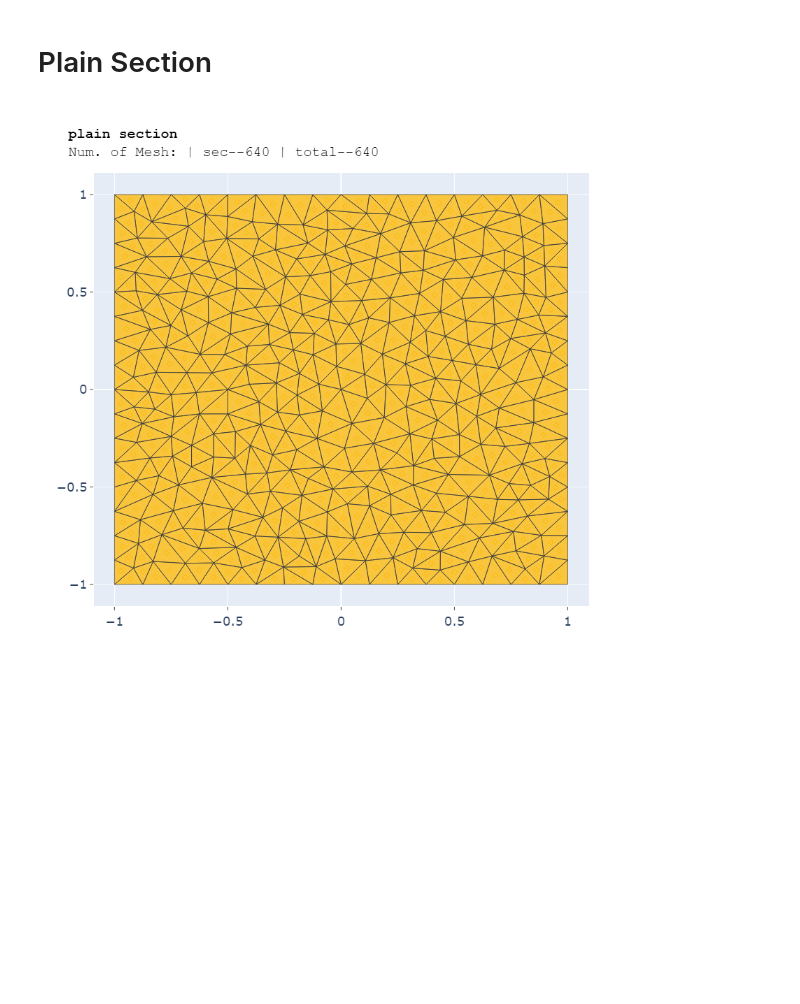
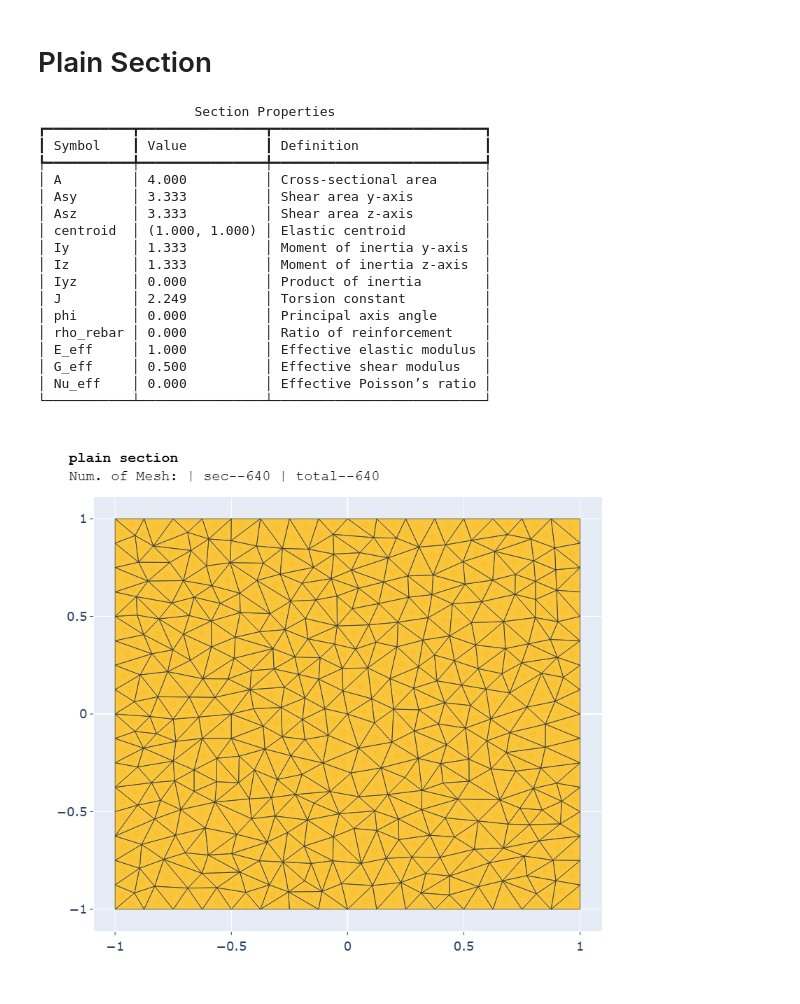
Before and after one commit to yexiang1992/opstool, a Jupyter notebook: doc/source/src/notebooks/demos_secmesh1.ipynb, the cells around one changed output. Saved outputs shown, nothing was run; the diff lists cells and outputs as text; code cells hidden in the pictures; blank space fills up the shorter version.

```diff
--- a/doc/source/src/notebooks/demos_secmesh1.ipynb
+++ b/doc/source/src/notebooks/demos_secmesh1.ipynb
@@ -6,13 +3,33 @@ from opstool.preprocessing.section import SecMesh, add_material, add_polygon, ad
 # %%
+import opstool as opst
+
 outlines = [[0, 0], [2, 0], [2, 2], [0, 2]]
-obj = add_polygon(outlines)
-sec = SecMesh(sec_name='plain section')
+obj = opst.add_polygon(outlines)
+sec = opst.SecMesh(sec_name='plain section')
 sec.assign_group(dict(sec=obj))
 sec.assign_mesh_size(dict(sec=0.1))
 sec.mesh()
-sec.get_sec_props(display_results=False, plot_centroids=False)
+sec_props = sec.get_sec_props(display_results=True, plot_centroids=False)
 sec.centring()
 # sec.rotate(45)
 sec.view(fill=True, engine='plotly', save_html=None, on_notebook=True)
 # %% [output]
+                    Section Properties
+┏━━━━━━━━━━━┳━━━━━━━━━━━━━━━━┳━━━━━━━━━━━━━━━━━━━━━━━━━━━┓
+┃ Symbol    ┃ Value          ┃ Definition                ┃
+┡━━━━━━━━━━━╇━━━━━━━━━━━━━━━━╇━━━━━━━━━━━━━━━━━━━━━━━━━━━┩
+│ A         │ 4.000          │ Cross-sectional area      │
+│ Asy       │ 3.333          │ Shear area y-axis         │
+│ Asz       │ 3.333          │ Shear area z-axis         │
+│ centroid  │ (1.000, 1.000) │ Elastic centroid          │
+│ Iy        │ 1.333          │ Moment of inertia y-axis  │
+│ Iz        │ 1.333          │ Moment of inertia z-axis  │
+│ Iyz       │ 0.000          │ Product of inertia        │
+│ J         │ 2.249          │ Torsion constant          │
+│ phi       │ 0.000          │ Principal axis angle      │
+│ rho_rebar │ 0.000          │ Ratio of reinforcement    │
+│ E_eff     │ 1.000          │ Effective elastic modulus │
+│ G_eff     │ 0.500          │ Effective shear modulus   │
+│ Nu_eff    │ 0.000          │ Effective Poisson’s ratio │
+└───────────┴────────────────┴───────────────────────────┘
-[figure, old version]
+[figure, new version]
```
Also changed, not shown: parts of 1 cell of this notebook, 48 other files.
